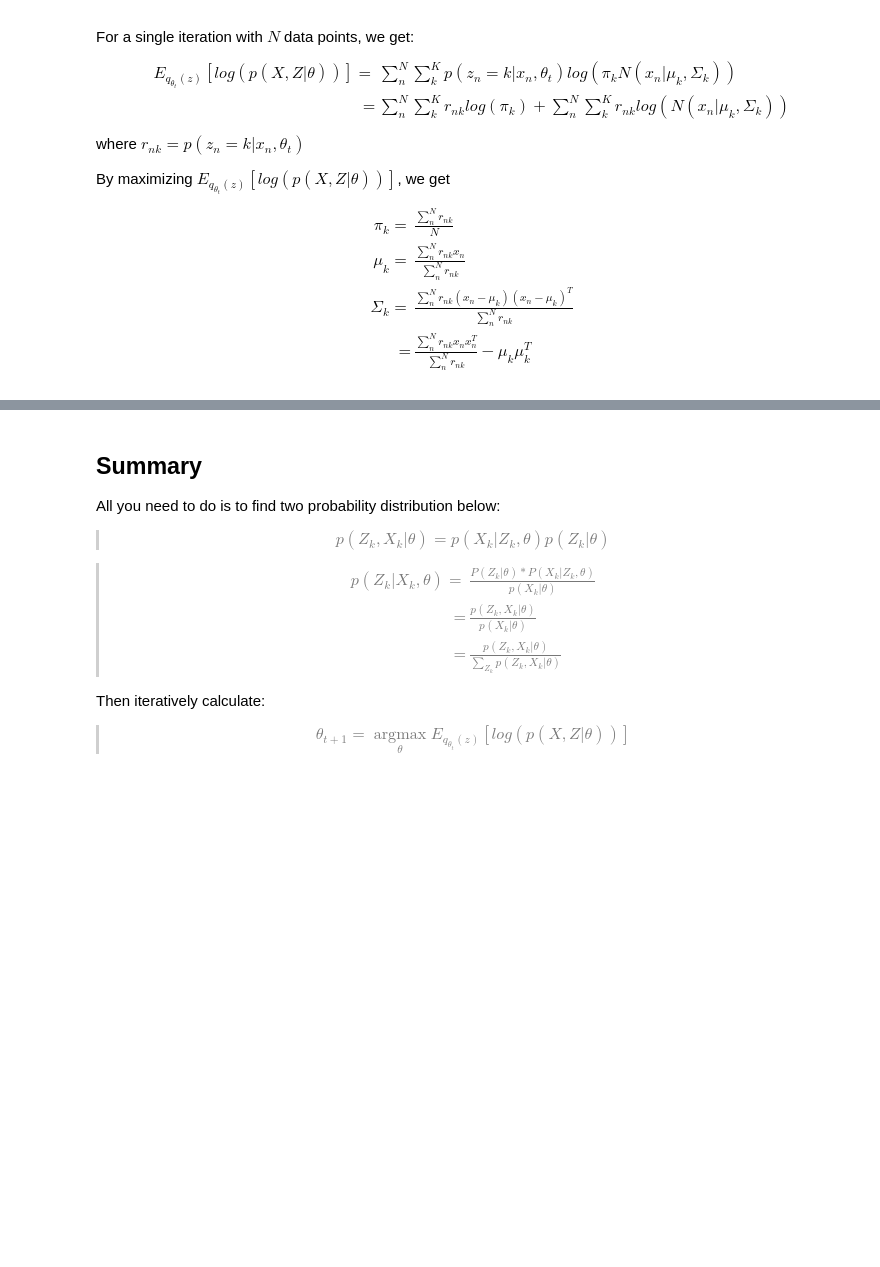
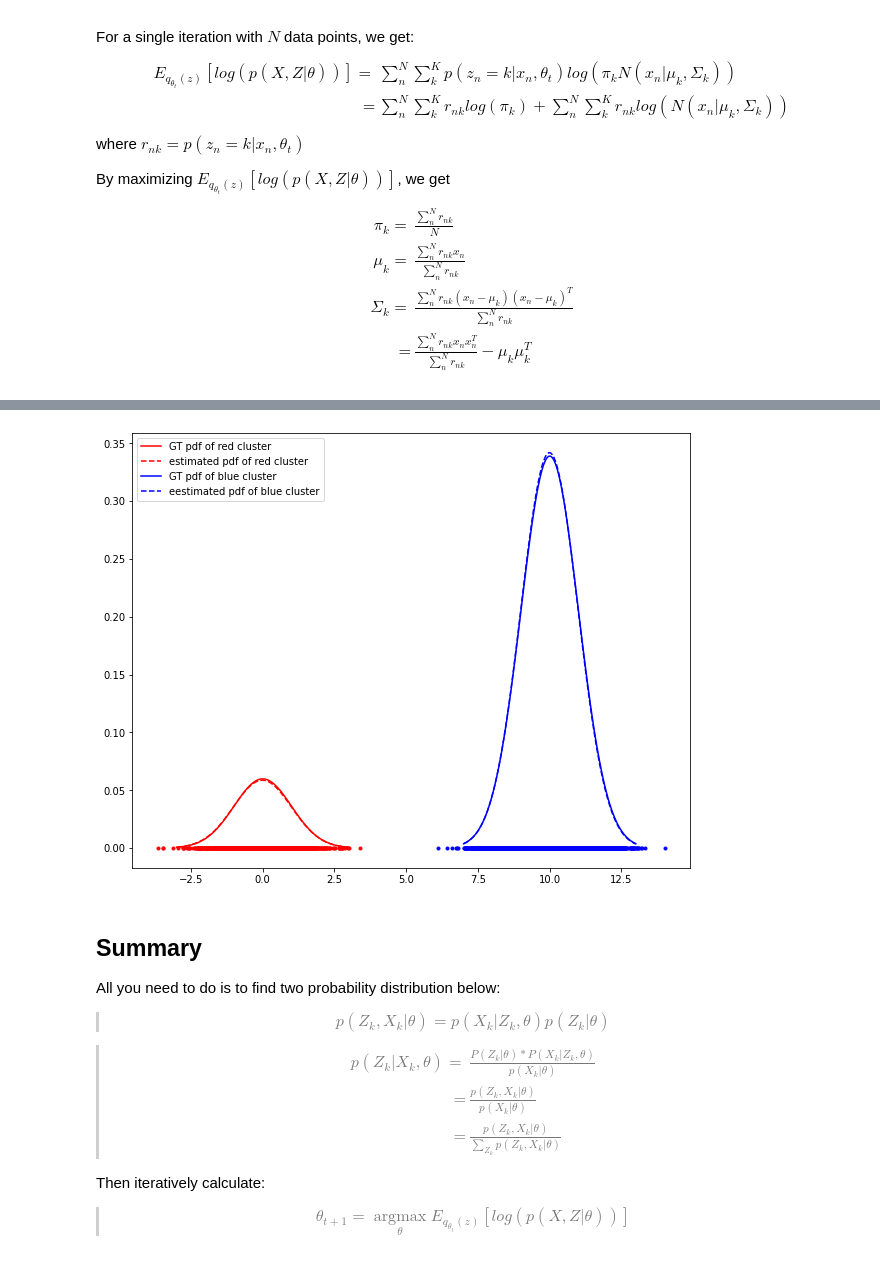
Before and after one commit to xipengwang/xipengwang.github.io, a Jupyter notebook: notebooks/expectation–maximization.ipynb, the cells around one changed output, grey strips where cells are left out. Drawn from its saved outputs; the diff is of its cells as text; code cells hidden in the pictures; blank space fills up the shorter version.

```diff
--- a/notebooks/expectation–maximization.ipynb
+++ b/notebooks/expectation–maximization.ipynb
@@ -432,0 +339,85 @@ It converged...
+# %%
+# GMM
+
+%matplotlib inline
+import numpy as np
+import scipy.stats as stats
+from matplotlib import pyplot as plt
+import math
+
+np.printoptions(precision=2)
+
+pi_gt = [0.15, 0.85]
+mu_gt= [0., 10.]
+sigma_gt = [1., 1.]
+
+assert(pi_gt[0] + pi_gt[1] == 1)
+N = 10000
+samples_A = []
+samples_B = []
+samples = []
+for i in range(N):
+    p = np.random.uniform()
+    if p < pi_gt[0]:
+        sample = np.random.normal(mu_gt[0], sigma_gt[0], 1)
+        samples_A.append(sample)
+    else:
+        sample = np.random.normal(mu_gt[1], sigma_gt[1], 1)
+        samples_B.append(sample)
+    samples.append(sample)
+
+pi = [0.3, 0.7]
+mu = [2., 11.]
+sigma = [1.6, 1.2]
+assert(pi[0] + pi[1] == 1)
+lbs = [] # lower bounds E_q + H(q)
+
+def get_rnk(sample, pi, mu, sigma):
+    l = np.array([np.log(pi_) - np.log(np.sqrt(2*math.pi)*sigma_) - 0.5 * (samples[n] - mu_)**2 / (sigma_**2)
+                  for pi_, mu_, sigma_ in zip(pi, mu, sigma)])
+    l_ = l - np.max(l) # np.min(l) # use min or max?
+    likelihood = np.exp(l_)
+    r_nk = np.squeeze(likelihood / np.sum(likelihood))
+    lb = np.sum(r_nk.reshape(-1,1) * l.reshape(-1,1) - (r_nk*np.log(r_nk)).reshape(-1,1)) # E_q + H(q)
+    # lb = r_nk[0]*l[0]+r_nk[1]*l[1]-r_nk[1]*np.log(r_nk[1])-r_nk[0]*np.log(r_nk[0])
+    return r_nk, lb
+
+maxiter = 10
+for i in range(maxiter):
+    new_pi = np.array([0., 0.])
+    new_mu = np.array([0., 0.])
+    new_var = np.array([0., 0.])
+    lb_sum = 0
+    for n in range(N):
+        # Solve numerical issue when likelihood is very very small.
+        r_nk, lb = get_rnk(samples[n], pi, mu, sigma)
+        new_pi += r_nk
+        new_mu += r_nk * samples[n]
+        new_var += r_nk * samples[n] * samples[n]
+        lb_sum += lb
+    lbs.append(lb_sum)
+    #print(f'iter: {i}, lower bounds: {b_sum.item():.2f}, pi: {pi}, mu: {mu}, sigma: {sigma}')
+    print(f'iter: {i}, lower bounds: {lb_sum.item():.2f}')
+    if len(lbs) > 1 and np.abs(lbs[-2] - lbs[-1]) < 1E-8:
+        print('It converged...')
+        break
+    rk = new_pi
+    pi = rk / N
+    mu = new_mu / rk
+    sigma = np.sqrt(new_var/rk - mu * mu)
+
+plt.figure(figsize=(10,8))
+plt.plot(samples_A, np.zeros(len(samples_A)), '.r', lw=2.0)
+x_range = np.linspace(mu_gt[0]-3*sigma_gt[0], mu_gt[0]+3*sigma_gt[0], 100)
+plt.plot(x_range, pi_gt[0]*stats.norm.pdf(x_range, mu_gt[0], sigma_gt[0]), 'r', label='GT pdf of red cluster')
+plt.plot(x_range, pi[0]*stats.norm.pdf(x_range, mu[0], sigma[0]), 'r--', label='estimated pdf of red cluster')
+
+plt.plot(samples_B, np.zeros(len(samples_B)), '.b', lw=2.0)
+x_range = np.linspace(mu_gt[1]-3*sigma_gt[1], mu_gt[1]+3*sigma_gt[1], 100)
+plt.plot(x_range, pi_gt[1]*stats.norm.pdf(x_range, mu_gt[1], sigma_gt[1]), 'b', label='GT pdf of blue cluster')
+plt.plot(x_range, pi[1]*stats.norm.pdf(x_range, mu[1], sigma[1]), 'b--', label='eestimated pdf of blue cluster')
+
+
+plt.legend()
+#
+# %% [output]
@@ -433,3 +431,4 @@ It converged...
+[figure, added]
 # %% [markdown]
 ## Summary
 
```
Also changed, not shown: parts of 2 cells of this notebook, 3 other files.
